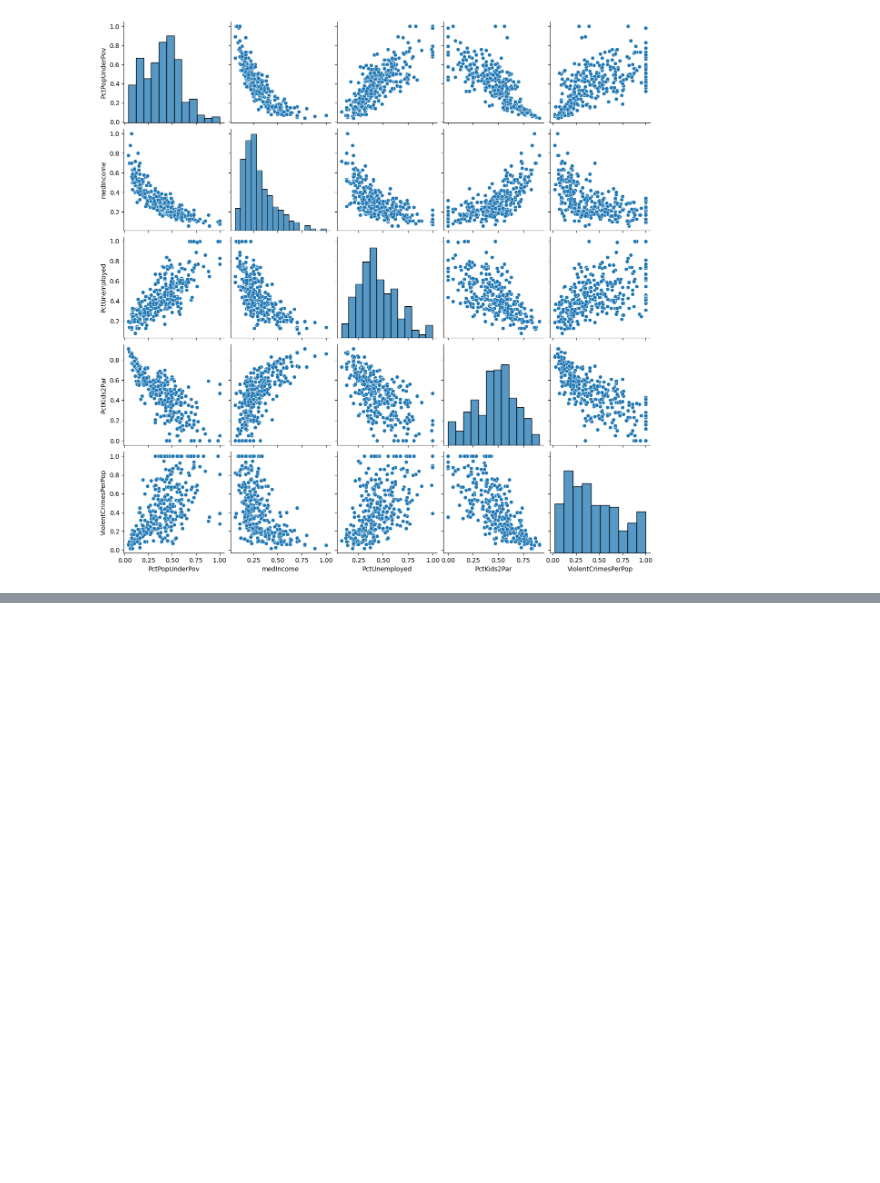
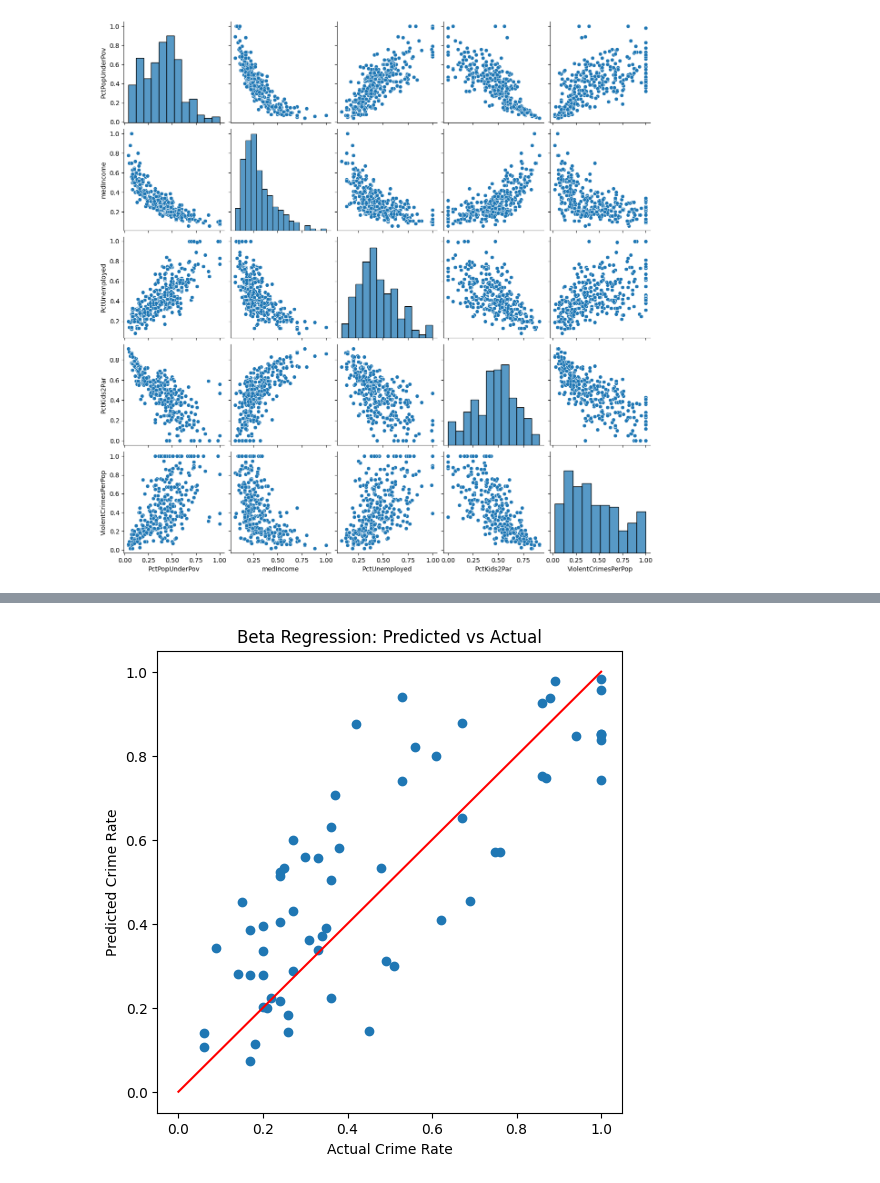
Before and after one commit to nlTyler/urban-crime-statistical-analysis, a Jupyter notebook: 210_Final_1.ipynb, the cells around one changed output, grey strips where cells are left out. Drawn from its saved outputs; the diff is of its cells as text; code cells hidden in the pictures; blank space fills up the shorter version.

```diff
--- a/210_Final_1.ipynb
+++ b/210_Final_1.ipynb
@@ -620,0 +694,15 @@ plt.show()
+# %%
+plt.figure(figsize=(6,6))
+
+plt.scatter(y_test_b, y_pred_beta)
+
+plt.xlabel("Actual Crime Rate")
+plt.ylabel("Predicted Crime Rate")
+
+plt.title("Beta Regression: Predicted vs Actual")
+
+plt.plot([0,1], [0,1], color='red')
+
+plt.show()
+# %% [output]
+[figure, added]
```
Also changed, not shown: parts of 11 cells of this notebook.
